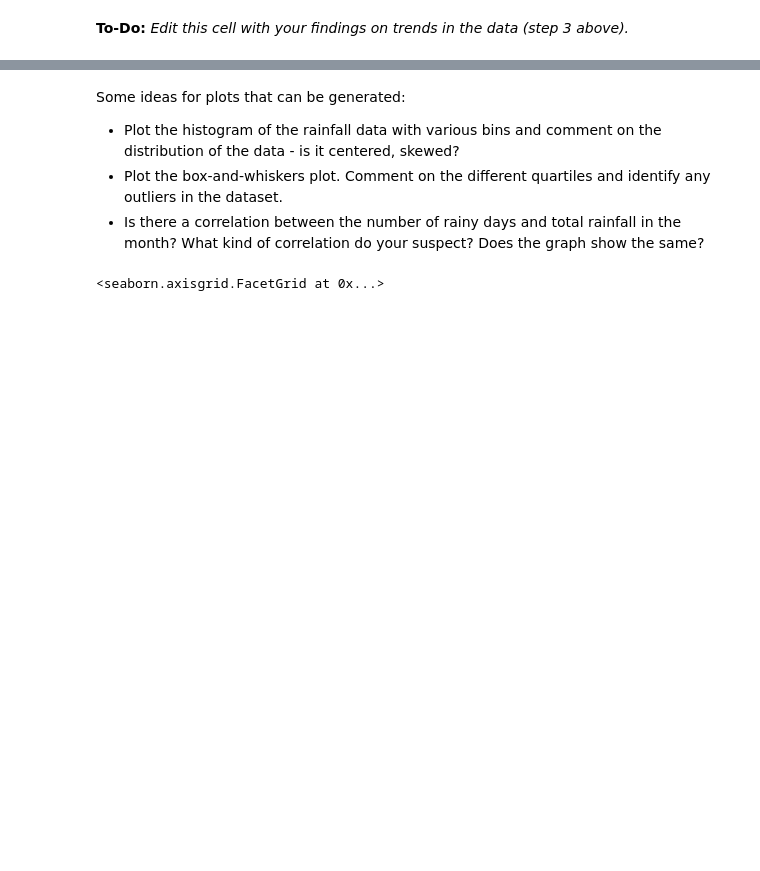
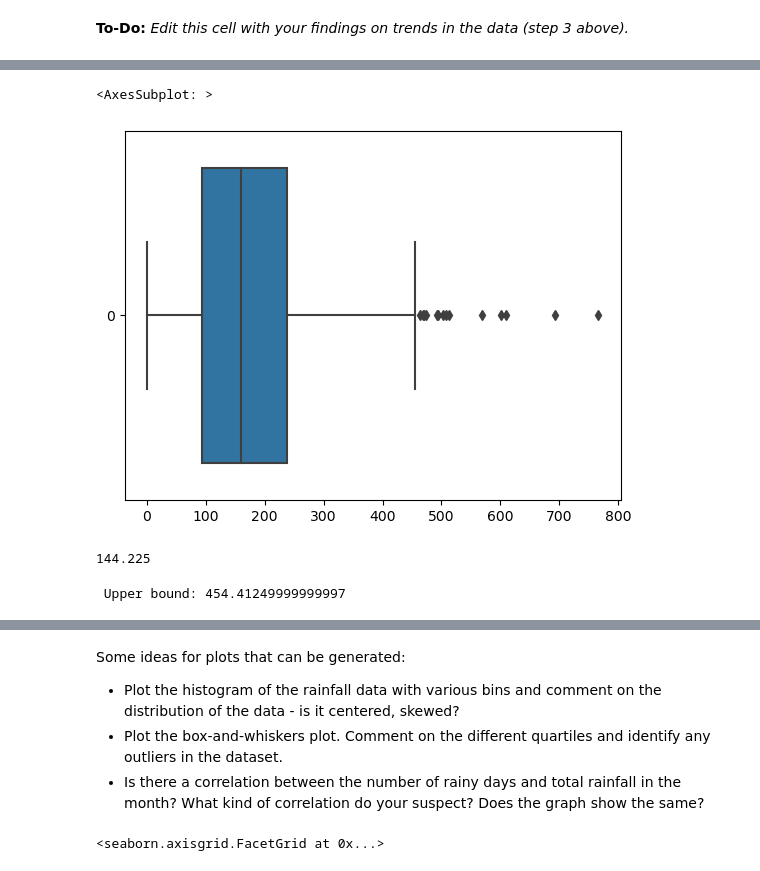
Before and after one commit to lishing/ga_project1_dsif9, a Jupyter notebook: code/starter-code.ipynb, the cells around one changed output, grey strips where cells are left out. Saved outputs shown, nothing was run; the diff lists cells and outputs as text; code cells hidden in the pictures; blank space fills up the shorter version.

```diff
--- a/code/starter-code.ipynb
+++ b/code/starter-code.ipynb
@@ -620,0 +580,23 @@ KeyError: 'year'
+# %%
+# preliminary exploration of outliers
+
+sns.boxplot(merged_df['total_rainfall'], orient='h')
+# yes, there are some outliers above the upper bound.
+# %% [output]
+<AxesSubplot: >
+[figure, added]
+# %%
+# calculate total_rainfall IQR
+q1_total_rainfall = 93.85
+q3_total_rainfall = 238.075
+
+IQR = q3_total_rainfall - q1_total_rainfall
+print(IQR)
+# %% [output]
+144.225
+# %%
+# find the upper bound value
+right_quartile = q3_total_rainfall + (1.5*IQR)
+print(f' Upper bound: {right_quartile}')
+# %% [output]
+ Upper bound: 454.41249999999997
```
Also changed, not shown: parts of 97 cells of this notebook, 11 other files.
